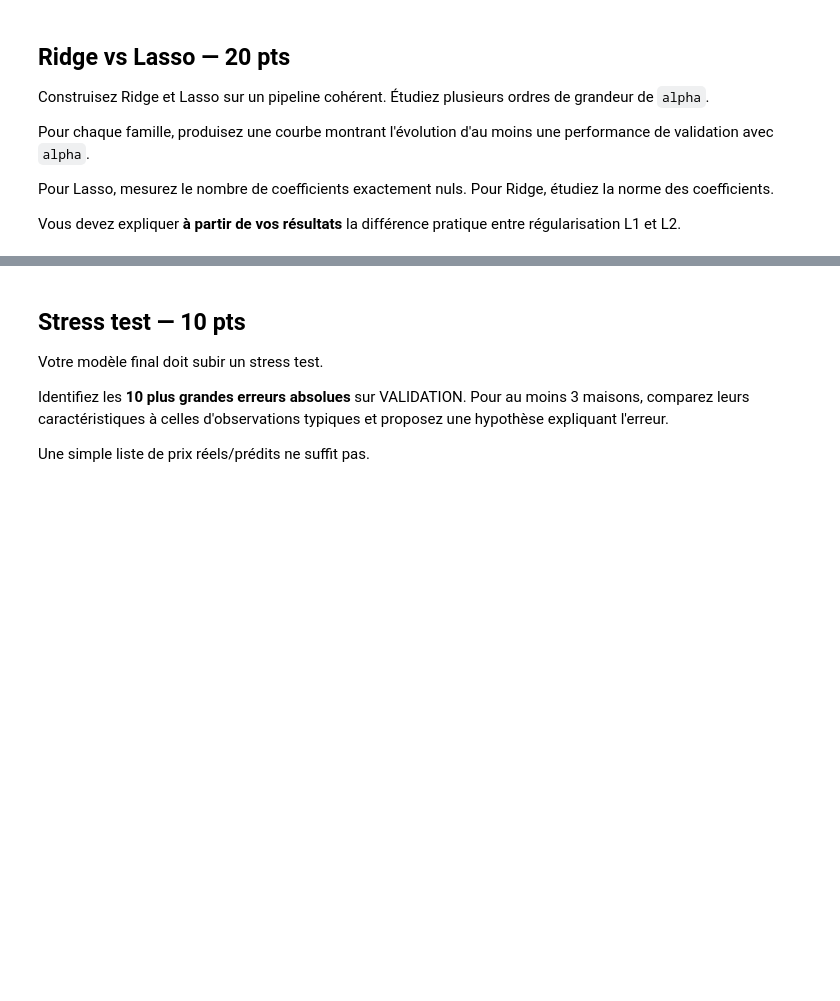
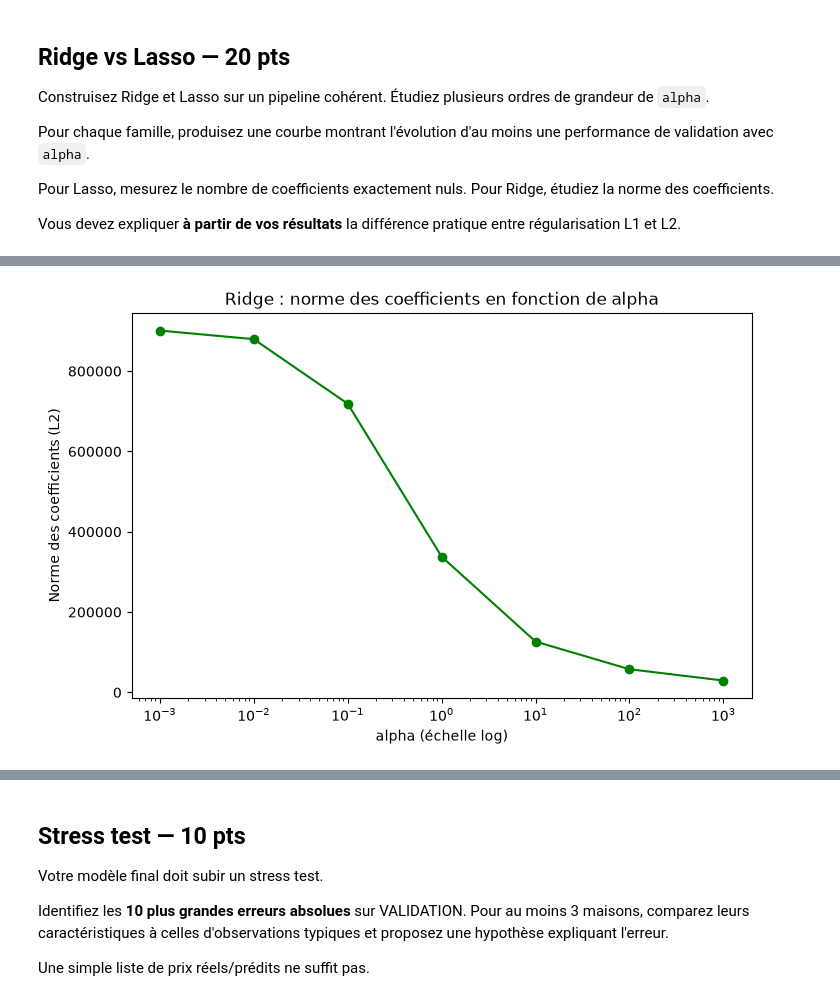
Before and after one commit to Quentin-Cheron/Training01, a Jupyter notebook: notebooks/TP_NOTE_S3_REGRESSION_AMES_USA.ipynb, the cells around one changed output, grey strips where cells are left out. Drawn from its saved outputs; the diff is of its cells as text; code cells hidden in the pictures; blank space fills up the shorter version.

```diff
--- a/notebooks/TP_NOTE_S3_REGRESSION_AMES_USA.ipynb
+++ b/notebooks/TP_NOTE_S3_REGRESSION_AMES_USA.ipynb
@@ -366,0 +524,10 @@ Vous devez expliquer **à partir de vos résultats** la différence pratique ent
+# %%
+plt.figure(figsize=(8, 5))
+plt.plot(ridge_df["alpha"], ridge_df["norme_coefs"], marker="o", color="green")
+plt.xscale("log")
+plt.xlabel("alpha (échelle log)")
+plt.ylabel("Norme des coefficients (L2)")
+plt.title("Ridge : norme des coefficients en fonction de alpha")
+plt.show()
+# %% [output]
+[figure, added]
```
Also changed, not shown: parts of 29 cells of this notebook, 2 other files.
